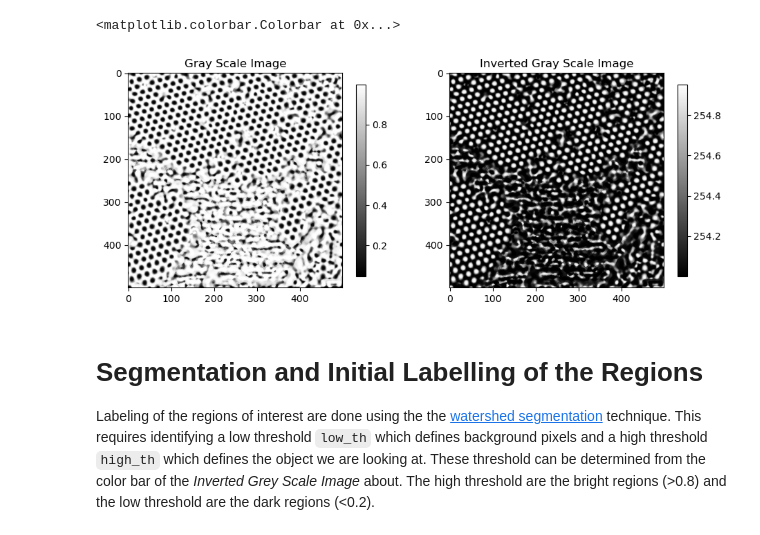
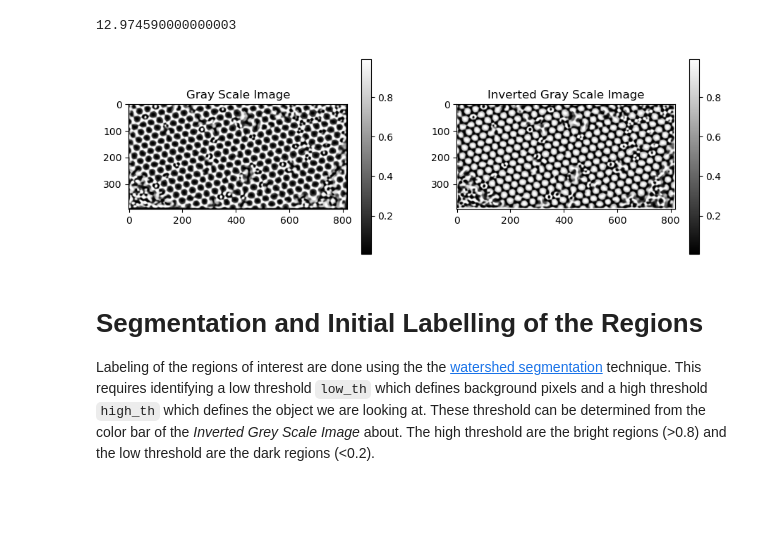
Before and after one commit to GallagherSurfaceLab/summer_26, a Jupyter notebook: STM_voronoi.ipynb, the cells around one changed output. Saved outputs shown, nothing was run; the diff lists cells and outputs as text; code cells hidden in the pictures; blank space fills up the shorter version.

Commit message:
Added new images, automated dsize

```diff
--- a/STM_voronoi.ipynb
+++ b/STM_voronoi.ipynb
@@ -29,64 +29,53 @@ from stm_voronoi_mst import img_file, gray_process, voronoi_tree, find_nodes, st
 # ==================
 # FILE NAME
 # ==================
-f = r"sample_scale_53.png"
-
-# ==================
-# GRAYSCALE PROCESS
-# ==================
-dsize = 11
-cutoff = 0.3
+f = r"sample_scale_50.png"
 
 # ==================
 # WATERSHED
 # ==================
 smooth = False
 sigma = 10
-low_th = 0.2
+low_th = 0.7
 high_th = 0.8
-
-# ==================
-# VORONOI
-# ==================
-k = 24
-power = 0.3
 # %%
 img = img_file(f)
 img.load()
+dsize = -0.387578 * img.nm_size + 32.35349
 
 img2d = img.img if img.img.ndim == 2 else img.img.mean(axis = 2)
 row_means = img2d.mean(axis = 1)
 row_devs = np.abs(img2d - row_means[:, None])
 
 max_dev_per_row = row_devs.max(axis = 1)
 threshold = max_dev_per_row.mean() + max_dev_per_row.std()
 scarred_rows = max_dev_per_row > threshold
 
 mask = np.zeros(img2d.shape, dtype = bool)
 mask [scarred_rows, :] = True
 
 inpainted = np.stack([inpaint_biharmonic(img.img[..., c], mask) for c in range(img.img.shape[2])], axis = -1)
 source = (inpainted if hasattr(img, 'img_inpainted') else img.img)
 img.img_blurred = filters.gaussian(source, sigma = 3, channel_axis = -1 if source.ndim == 3 else None)
 image_gray = np.dot(img.img_blurred[..., :3], [0.2989, 0.5870, 0.1140])
 image_norm = (image_gray - image_gray.min()) / (image_gray.max() - image_gray.min())
 
 cmap = cm.get_cmap('afmhot')
 colored_image = cmap(image_norm)
-img_gr = gray_process(colored_image, dsize = dsize, cutoff = cutoff)
-img_pr = 255 - img_gr
+img_gr = gray_process(colored_image, dsize = dsize, cutoff = 0.5)
 
 fig, ax = plt.subplots(1, 2, figsize = (11, 6))
 im0 = ax[0].imshow(img_gr, cmap = 'gray')
 ax[0].set_title('Gray Scale Image')
-im1 = ax[1].imshow(img_pr, cmap = 'gray')
+im1 = ax[1].imshow(util.invert(img_gr), cmap = 'gray')
 ax[1].set_title('Inverted Gray Scale Image')
 
 fig.colorbar(im0, ax = ax[0], shrink = 0.6)
 fig.colorbar(im1, ax = ax[1], shrink = 0.6)
+print(dsize)
 # %% [output]
-<matplotlib.colorbar.Colorbar at 0x...>
+12.974590000000003
-[figure, old version]
+[figure, new version]
 # %% [markdown]
 # Segmentation and Initial Labelling of the Regions
 
```
Also changed, not shown: parts of 7 cells of this notebook, 3 other files.
